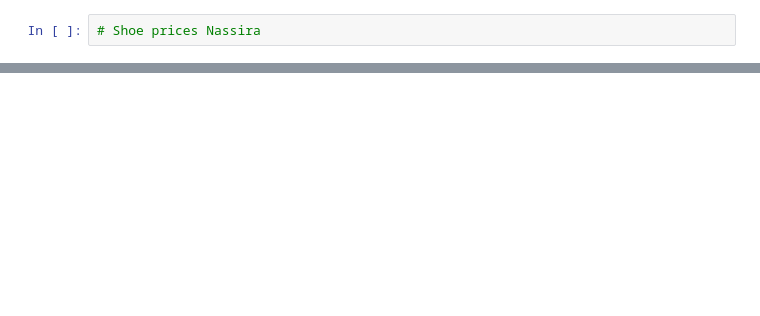
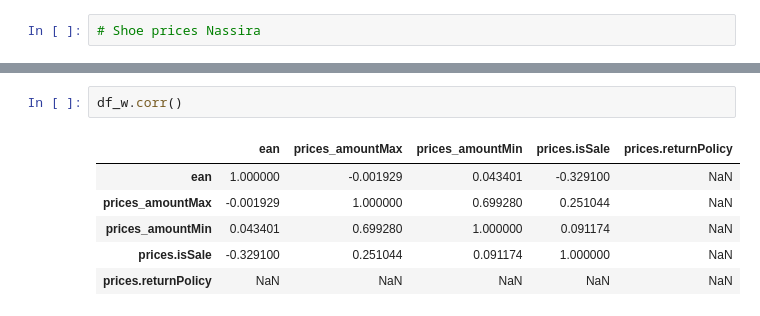
Before and after one commit to Nassira27/Homework1, a Jupyter notebook: Homework 1.ipynb, the cells around one changed output, grey strips where cells are left out. Cells and saved outputs as stored; diff of their text form; blank space fills up the shorter version.

```diff
--- a/Homework 1.ipynb
+++ b/Homework 1.ipynb
@@ -27,0 +137,9 @@ however the mens had a larger range in prices.
+# %%
+df_w.corr()
+# %% [output]
+|  | ean | prices_amountMax | prices_amountMin | prices.isSale | prices.returnPolicy |
+| ean | 1.000000 | -0.001929 | 0.043401 | -0.329100 | NaN |
+| prices_amountMax | -0.001929 | 1.000000 | 0.699280 | 0.251044 | NaN |
+| prices_amountMin | 0.043401 | 0.699280 | 1.000000 | 0.091174 | NaN |
+| prices.isSale | -0.329100 | 0.251044 | 0.091174 | 1.000000 | NaN |
+| prices.returnPolicy | NaN | NaN | NaN | NaN | NaN |
```
Also changed, not shown: parts of 23 cells of this notebook, 1 other file.
